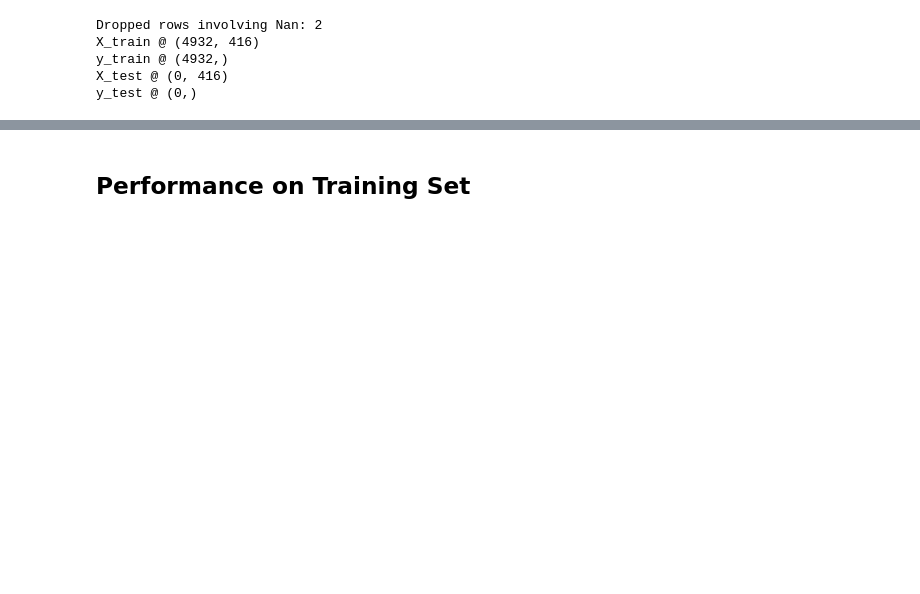
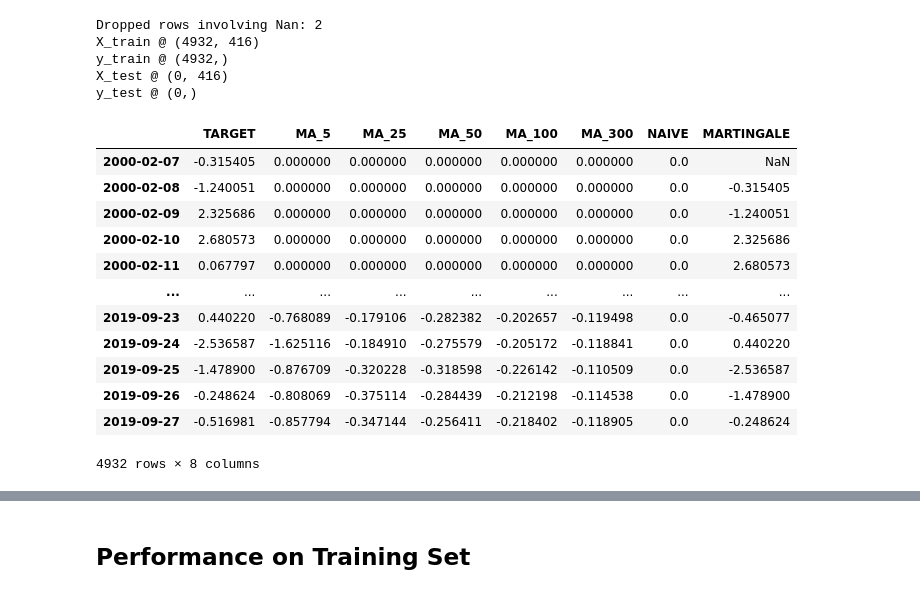
Before and after one commit to TianyuDu/ugthesis, a Jupyter notebook: models/benchmarks.ipynb, the cells around one changed output, grey strips where cells are left out. Cells and saved outputs as stored; diff of their text form; code cells hidden in the pictures; blank space fills up the shorter version.

```diff
--- a/models/benchmarks.ipynb
+++ b/models/benchmarks.ipynb
@@ -65,3 +67,19 @@ df_all["NAIVE"] = 0.0
+# %%
+df_all
+# %% [output]
+|  | TARGET | MA_5 | MA_25 | MA_50 | MA_100 | MA_300 | NAIVE | MARTINGALE |
+| 2000-02-07 | -0.315405 | 0.000000 | 0.000000 | 0.000000 | 0.000000 | 0.000000 | 0.0 | NaN |
+| 2000-02-08 | -1.240051 | 0.000000 | 0.000000 | 0.000000 | 0.000000 | 0.000000 | 0.0 | -0.315405 |
+| 2000-02-09 | 2.325686 | 0.000000 | 0.000000 | 0.000000 | 0.000000 | 0.000000 | 0.0 | -1.240051 |
+| 2000-02-10 | 2.680573 | 0.000000 | 0.000000 | 0.000000 | 0.000000 | 0.000000 | 0.0 | 2.325686 |
+| 2000-02-11 | 0.067797 | 0.000000 | 0.000000 | 0.000000 | 0.000000 | 0.000000 | 0.0 | 2.680573 |
+| ... | ... | ... | ... | ... | ... | ... | ... | ... |
+| 2019-09-23 | 0.440220 | -0.768089 | -0.179106 | -0.282382 | -0.202657 | -0.119498 | 0.0 | -0.465077 |
+| 2019-09-24 | -2.536587 | -1.625116 | -0.184910 | -0.275579 | -0.205172 | -0.118841 | 0.0 | 0.440220 |
+| 2019-09-25 | -1.478900 | -0.876709 | -0.320228 | -0.318598 | -0.226142 | -0.110509 | 0.0 | -2.536587 |
+| 2019-09-26 | -0.248624 | -0.808069 | -0.375114 | -0.284439 | -0.212198 | -0.114538 | 0.0 | -1.478900 |
+| 2019-09-27 | -0.516981 | -0.857794 | -0.347144 | -0.256411 | -0.218402 | -0.118905 | 0.0 | -0.248624 |
+4932 rows × 8 columns
 # %%
 df_all.iloc[4500:,:].plot()
 plt.show()
```
Also changed, not shown: parts of 5 cells of this notebook, 2 other files.
